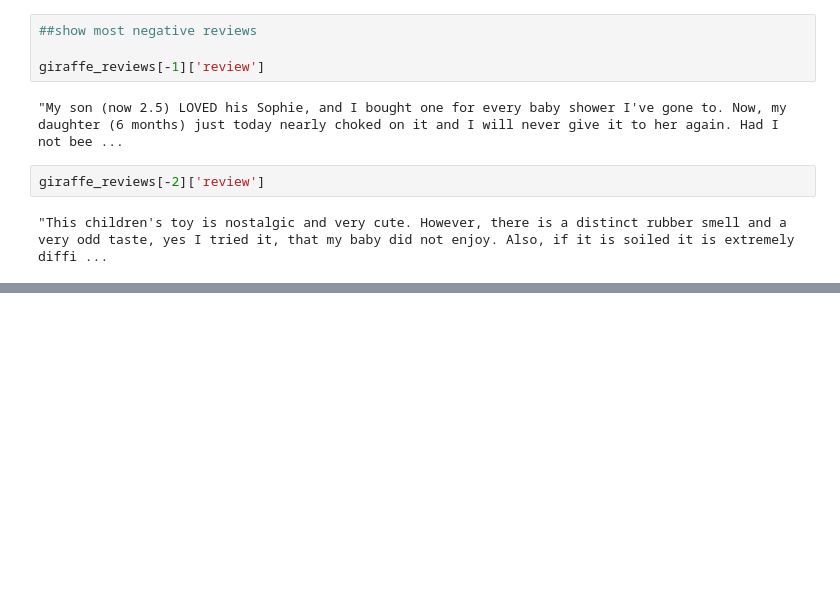
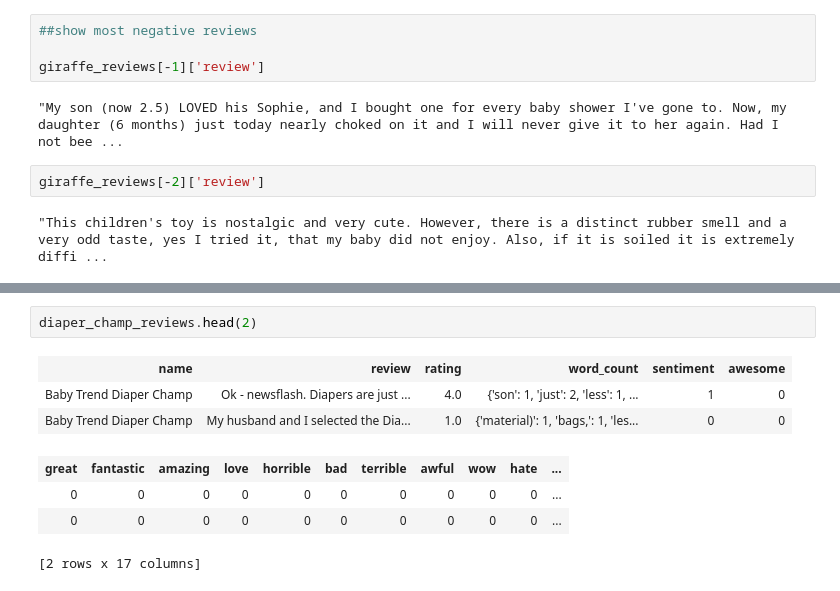
Before and after one commit to Saulabrm/Machine-Learning-Specialization, a Jupyter notebook: 01_ML Foundations/W3_01_Analysing_Product_Sentiment.ipynb, the cells around one changed output, grey strips where cells are left out. Saved outputs shown, nothing was run; the diff lists cells and outputs as text; blank space fills up the shorter version.

```diff
--- a/01_ML Foundations/W3_01_Analysing_Product_Sentiment.ipynb
+++ b/01_ML Foundations/W3_01_Analysing_Product_Sentiment.ipynb
@@ -192,0 +340,10 @@ giraffe_reviews[-2]['review']
+# %%
+diaper_champ_reviews.head(2)
+# %% [output]
+| name | review | rating | word_count | sentiment | awesome |
+| Baby Trend Diaper Champ | Ok - newsflash. Diapers are just ... | 4.0 | {'son': 1, 'just': 2, 'less': 1, ... | 1 | 0 |
+| Baby Trend Diaper Champ | My husband and I selected the Dia... | 1.0 | {'material)': 1, 'bags,': 1, 'les... | 0 | 0 |
+| great | fantastic | amazing | love | horrible | bad | terrible | awful | wow | hate | ... |
+| 0 | 0 | 0 | 0 | 0 | 0 | 0 | 0 | 0 | 0 | ... |
+| 0 | 0 | 0 | 0 | 0 | 0 | 0 | 0 | 0 | 0 | ... |
+[2 rows x 17 columns]
```
Also changed, not shown: parts of 20 cells of this notebook, 2 other files.
